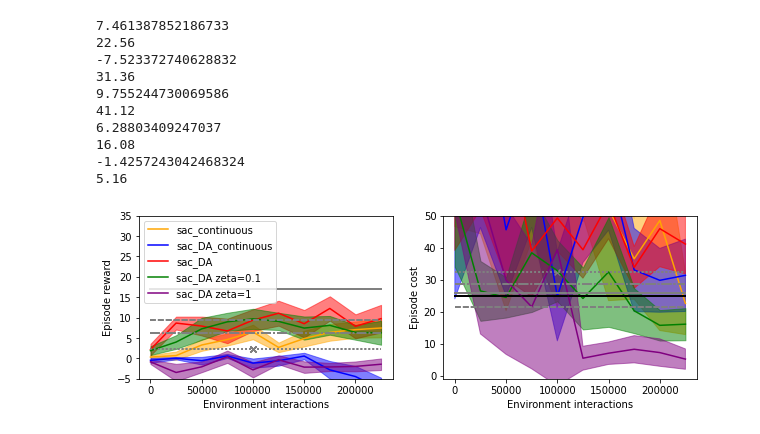
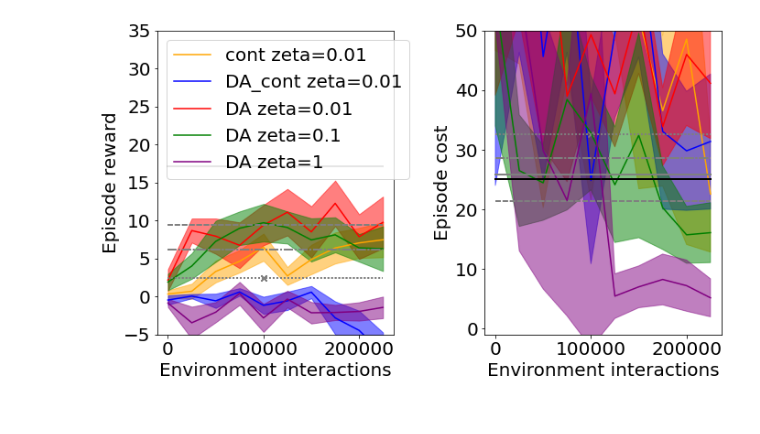
Before and after one commit to flodorner/Augmented_Constrained_RL, a Jupyter notebook: Plot_results.ipynb, the cells around one changed output. Cells and saved outputs as stored; diff of their text form; code cells hidden in the pictures.

```diff
--- a/Plot_results.ipynb
+++ b/Plot_results.ipynb
@@ -55,7 +55,7 @@ def plot(files,legend=[],loc_legend="lower left",epochs=10,fig_legend=2,stretch=
         if file[:3]=="sac" or file[:3]=="td3":
             n_test = 25
             #only sac and td3 use test episodes
-            elif len(rewards) == 350:
+            if len(rewards) == 350:
                 n_test = 10
             #some earlier experiments accidentally used 10 instead of 25 episodes. Adjust accordingly.
             elif len(rewards) == 510:
@@ -135,10 +135,8 @@ def plot(files,legend=[],loc_legend="lower left",epochs=10,fig_legend=2,stretch=
         else:
             ax1.legend(legend, loc=loc_legend)
 
-        print("rews",avr_train)
-        print("costs",avc_train)
-        print(np.mean(avr_train[-1:]))
-        print(np.mean(avc_train[-1:]))
+        #print("rews",avr_train)
+        #print("costs",avc_train)
 # %%
 plot(["sac_a02_ss10k","sac_a02_ss100k","sac_a0002_ss10k","sac_a0002_ss100k"],legend=["sac scale 5, 10k random steps","sac scale 5, 100k random steps","sac scale 500, 10k random steps","sac scale 500, 100k random steps"],loc_legend="lower left")
 plt.show()
@@ -394,20 +228,10 @@ plt.show()
 [figure]
 # %%
-plot(["sac_c_ss10k_m001_a1_c001","sac_c_ss10k_m001_a1_c001_data_aug_nobuckets","sac_c_ss10k_m001_a1_c001_data_aug","sac_c_ss10k_m001_a1_c01_data_aug","sac_c_ss10k_m001_a1_c1_data_aug"],legend=["sac_continuous","sac_DA_continuous","sac_DA","sac_DA zeta=0.1","sac_DA zeta=1"],fig_legend=1,loc_legend="upper left")
-
+plot(["sac_c_ss10k_m001_a1_c001","sac_c_ss10k_m001_a1_c001_data_aug_nobuckets","sac_c_ss10k_m001_a1_c001_data_aug","sac_c_ss10k_m001_a1_c01_data_aug","sac_c_ss10k_m001_a1_c1_data_aug"],legend=["cont zeta=0.01","DA_cont zeta=0.01","DA zeta=0.01","DA zeta=0.1","DA zeta=1"],fig_legend=1,figsize=(10,6),fontsize=20,loc_legend="upper left")
+plt.tight_layout()
 plt.show()
 # %% [output]
-7.461387852186733
-22.56
--7.523372740628832
-31.36
-9.755244730069586
-41.12
-6.28803409247037
-16.08
--1.4257243042468324
-5.16
-[figure, old version]
+[figure, new version]
 # %%
 plot(["sac_c_ss10k_m001_a1_c001","sac_c_ss10k_m001_a10_data_aug","sac_c_ss10k_m001_a10_c001_data_aug","sac_c_ss10k_m001_a0_c01_data_aug"],["sac_continuous","sac_DA Beta=10 zeta=0","sac_DA Beta=10 zeta=0.01","sac_DA Beta=0 zeta=0.1"],fig_legend=1,loc_legend="upper left")
 
```
Also changed, not shown: parts of 27 cells of this notebook, 19 other files.
